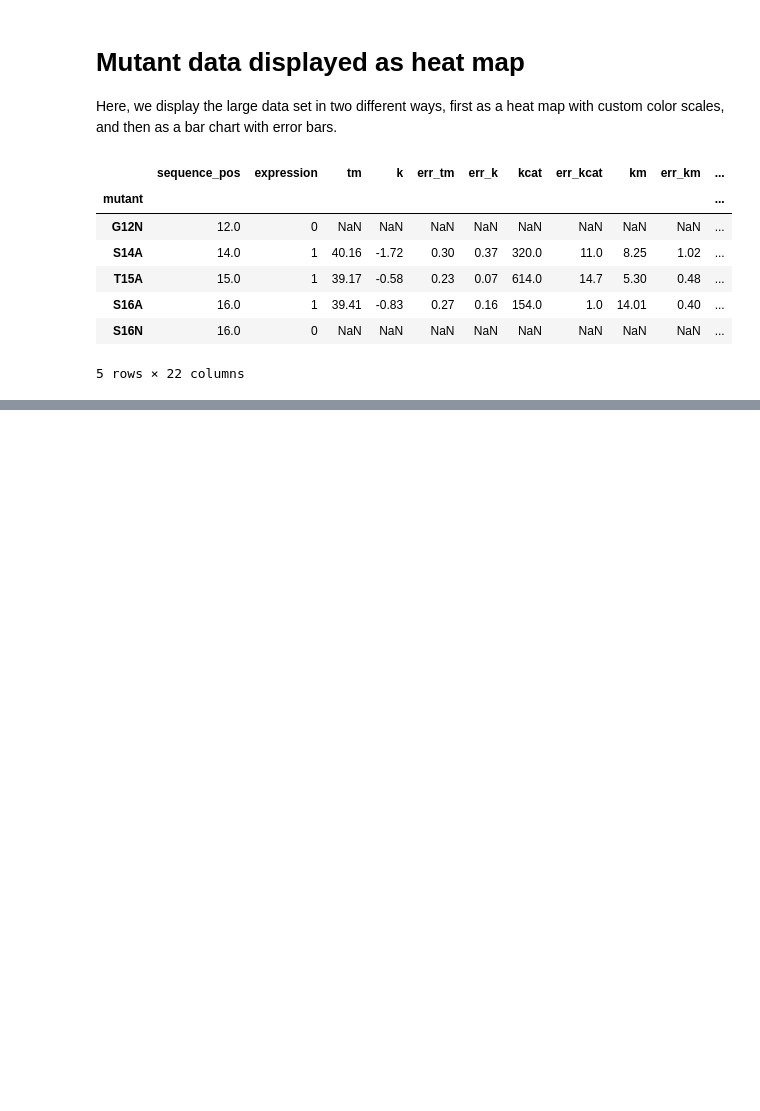
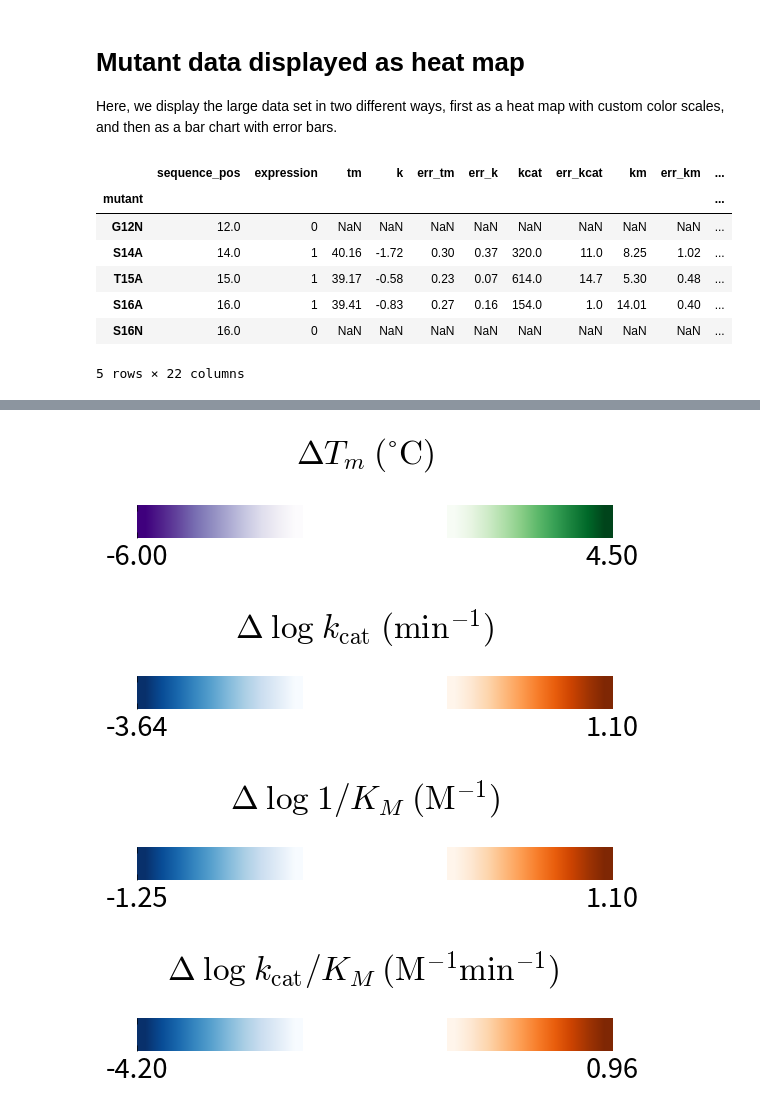
Before and after one commit to dacarlin/bglb_thermal, a Jupyter notebook: adjustable_col_heat_map.ipynb, the cells around one changed output, grey strips where cells are left out. Drawn from its saved outputs; the diff is of its cells as text; code cells hidden in the pictures; blank space fills up the shorter version.

```diff
--- a/adjustable_col_heat_map.ipynb
+++ b/adjustable_col_heat_map.ipynb
@@ -103,3 +113,80 @@ my_array = np.array( my_list )
+# %%
+# ok, for for each row, make a list
+# add the list to my_list
+#plt.style.use( 'bmh' )
+def make_colorbars( short_name='tm', label=r'$\Delta T_m \; \mathrm{(˚C)}$', pos_cmap=Greens, neg_cmap=Purples, pos_max=4.5, neg_max=-6 ):
+
+    fig, ax = plt.subplots( 1, 2, figsize=(8,1.2) )
+    fig.suptitle( label, fontsize=24 )
+
+    pos_vals = np.linspace( 0, pos_max, 10 )
+    neg_vals = np.linspace( abs(neg_max), 0, 10 )
+
+    ax[0].imshow( np.vstack(2*[neg_vals]), cmap=neg_cmap, extent=(0,10,0,2) )
+    ax[1].imshow( np.vstack(2*[pos_vals]), cmap=pos_cmap, extent=(0,10,0,2) )
+    ax[0].set_xlim( 0, 10 )
+    ax[1].set_xlim( 0, 10 )
+
+    ax[0].set_xticks([0])
+    ax[0].set_xticklabels(['{0:2.2f}'.format(neg_max)], fontsize=22)
+    ax[0].set_yticks([])
+    ax[0].tick_params(axis=u'top', which=u'both', length=0)
+    ax[0].tick_params(axis=u'bottom', which=u'both', length=22, direction='out')
+
+    #ax[1].set_xticks([0,10])
+    ax[1].set_xticks([10])
+    #ax[1].set_xticklabels(['0','{0:2.2f}'.format(pos_max)])
+    ax[1].set_xticklabels(['{0:2.2f}'.format(pos_max)], fontsize=22)
+    ax[1].set_yticks([])
+    ax[1].tick_params(axis=u'both', which=u'both',length=0)
+
+    fig.subplots_adjust( wspace=0, top=0.4 )
+
+    return fig, ax
+
+make_colorbars()
+for const, const_label in [
+    ('kcat', r'$\Delta \; \mathrm{log} \; k_{\mathrm{cat}} \; (\mathrm{min}^{-1})$' ),
+    ('km', r'$\Delta \; \mathrm{log} \; 1/K_M \; (\mathrm{M}^{-1}) }$'),
+    ('kcatkm', '$\Delta \; \mathrm{log} \; k_{\mathrm{cat}}/K_M \; (\mathrm{M}^{-1} \mathrm{min}^{-1})$ ')
+]: make_colorbars( short_name=const, label=const_label, pos_cmap=Oranges, neg_cmap=Blues, pos_max=df['target_{}'.format(const)].max(), neg_max=df['target_{}'.format(const)].min() )
+
+def color_tm( x, const='tm' ):
+    if np.isnan( x ):
+        return (0,0,0,0)
+    elif abs( 0 - x ) < 0.05:
+        return (1,1,1,1)
+    elif x > 0:
+        return Greens( x / df['target_{}'.format(const)].max() )
+    else:
+        return Purples( x / df['target_{}'.format(const)].min() )
+
+def color_const( x, const ):
+    if np.isnan( x ):
+        return (0,0,0,0)
+    elif abs( 0 - x ) < 0.05:
+        return (1,1,1,1)
+    elif x > 0:
+        return Oranges( x / df['target_{}'.format(const)].max() )
+    else:
+        return Blues( x / df['target_{}'.format(const)].min() )
+
+my_list = []
+for index, row in df.iterrows():
+    my_list.append( [
+        Greys( row.expression + 0.25 ),
+        color_tm( row.target_tm ),
+        color_const( row.target_kcat, 'kcat' ),
+        color_const( row.target_km, 'km' ),
+        color_const( row.target_kcatkm, 'kcatkm' ),
+        Reds( row.conserved ),
+    ] )
+my_array = np.array( my_list )
+# %% [output]
+[figure, added]
+[figure, added]
+[figure, added]
+[figure, added]
 # %%
 #plt.style.use( 'bmh' )
 
```
Also changed, not shown: parts of 3 cells of this notebook, 21 other files.
